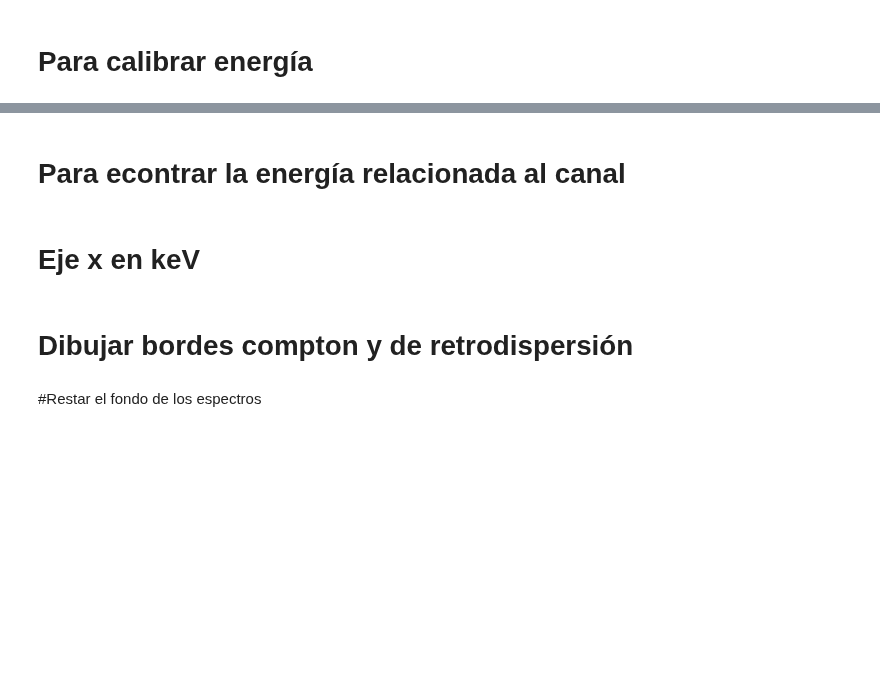
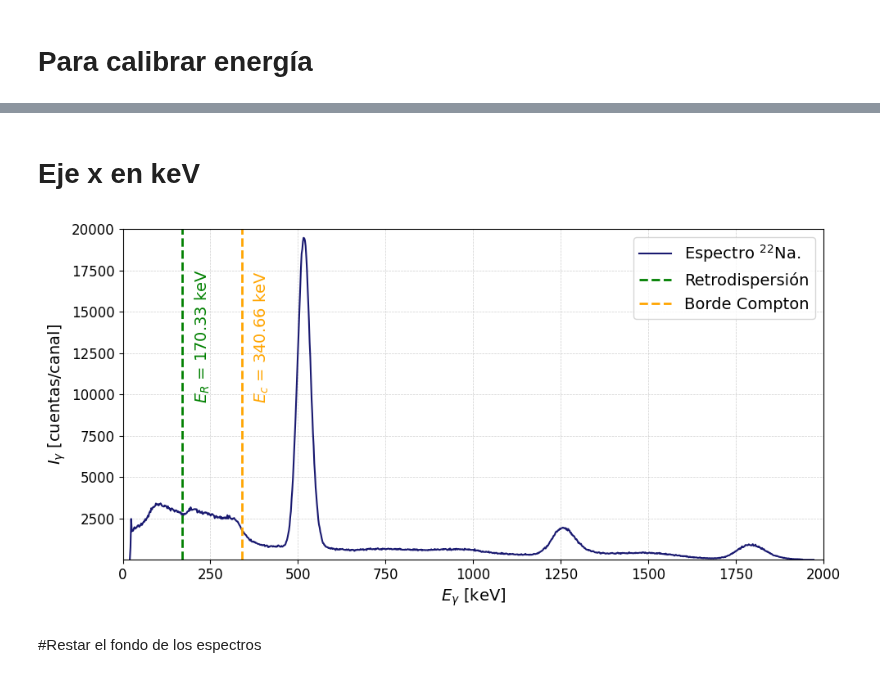
Before and after one commit to asarria48/Nuclear-physics, a Jupyter notebook: Previa2ASM.ipynb, the cells around one changed output, grey strips where cells are left out. Saved outputs shown, nothing was run; the diff lists cells and outputs as text; code cells hidden in the pictures; blank space fills up the shorter version.

```diff
--- a/Previa2ASM.ipynb
+++ b/Previa2ASM.ipynb
@@ -223,5 +220,3 @@ error_rel = np.abs(dif / E) * 100
-# %% [markdown]
-# Para econtrar la energía relacionada al canal
 # %%
 # cambio de acuerdo a lo que salga de la calibración de energía
 canal = 75
@@ -232,32 +227,39 @@ print(E)
 # %% [markdown]
 # Eje x en keV
 # %%
-datos = "2021-11-17_mue_IAEA-RGK-1_24h.csv"
+datos = "22Na-previa2.csv"
 df = pd.read_csv(datos)
 
 canal = df.iloc[:, 0]
 cuentas = df.iloc[:, 1]
 
 # cambiar de acuerdo a la calibración que extraiga
 
-a0 = -1.41     # keV
-a1 = 0.48114   # keV/canal
+a0 = 18.1     # keV
+a1 = 1.9081   # keV/canal
 
 energia = a0 + a1 * canal   # conversión canal → keV
 
+# según los cálculos teóricos
+retro = 170.33
+borde = 340.66
 
 plt.figure(figsize=(10,5))
-plt.plot(energia, cuentas, color='midnightblue', ds="steps-mid", lw=1, label='Referencia K')
+plt.plot(energia, cuentas, color='midnightblue', lw=1.5, label='Espectro $^{22}$Na.')
 plt.tick_params(axis='both', which='major', labelsize=12)
 plt.tick_params(axis='both', which='minor', labelsize=12)
-plt.yscale('log')
-plt.xlabel("[keV]", fontsize=14)
-plt.ylabel("I_\\gamma[cuentas/canal]", fontsize=14)
+# plt.yscale('log') # el punto pide que sea lineal en ambos ejes.
+plt.xlabel("$E_\gamma$ [keV]", fontsize=14)
+plt.ylabel("$I_\gamma$ [cuentas/canal]", fontsize=14)
+plt.axvline(x=retro, color='green', lw=2, linestyle='--', label='Retrodispersión')
+plt.axvline(x=borde, color='orange', lw=2,linestyle='--', label='Borde Compton')
+plt.text(retro + 30, max(y)*0.5, f'$E_R$ = {retro} keV', color='green', rotation=90, fontsize=14)
+plt.text(borde + 30, max(y)*0.5, f'$E_c$ = {borde} keV', color='orange', rotation=90, fontsize=14)
 plt.grid(which="both", linestyle="--", linewidth=0.5, alpha=0.6)
 plt.legend(fontsize=14)
-plt.xlim(0,1600)
-plt.ylim(1, 1e6)
+plt.xlim(0,2000)
+plt.ylim(1, 20000)
 plt.tight_layout()
 plt.show()
+# %% [output]
+[figure, added]
-# %% [markdown]
-# Dibujar bordes compton y de retrodispersión
```
Also changed, not shown: parts of 9 cells of this notebook.
